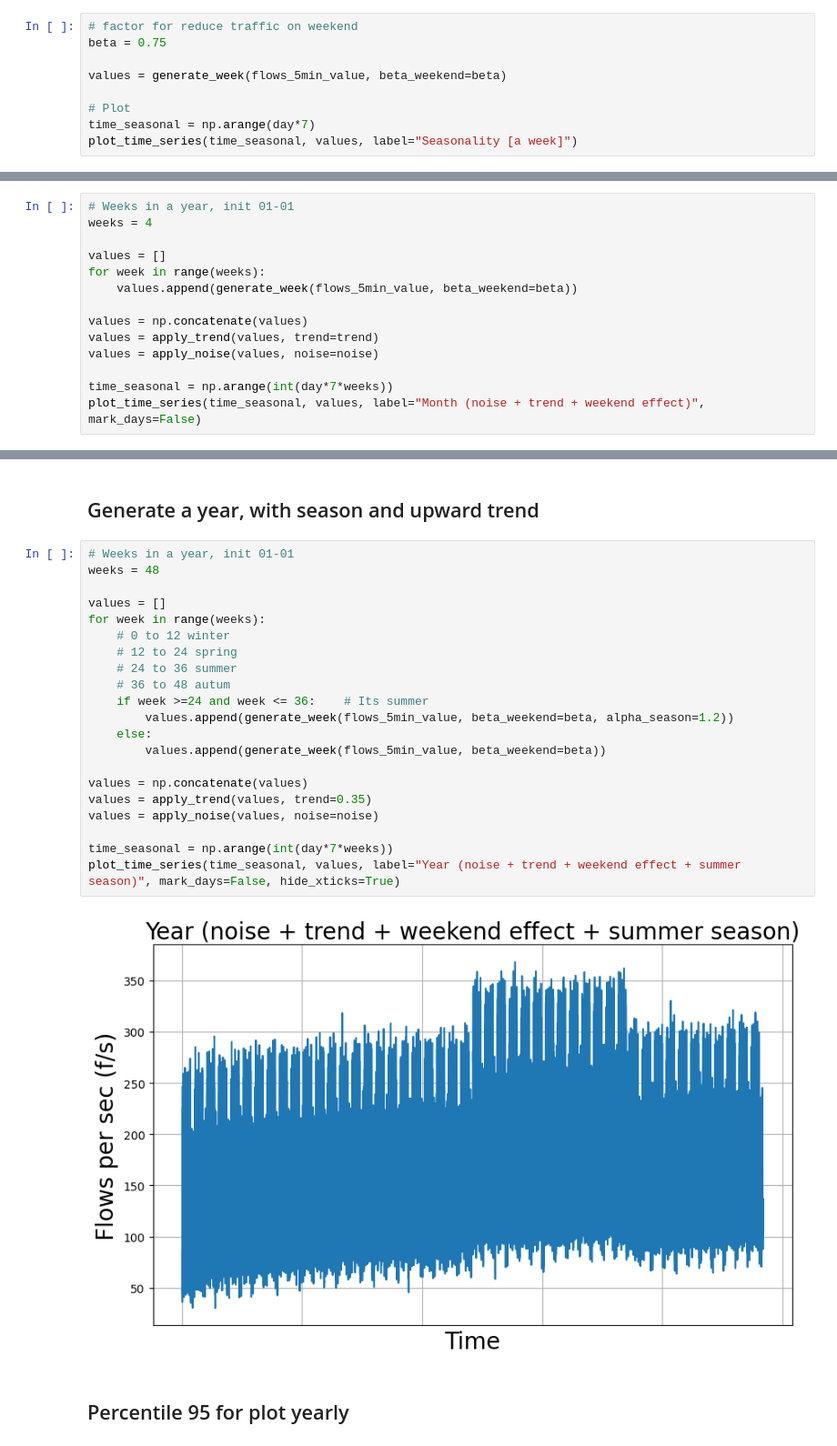
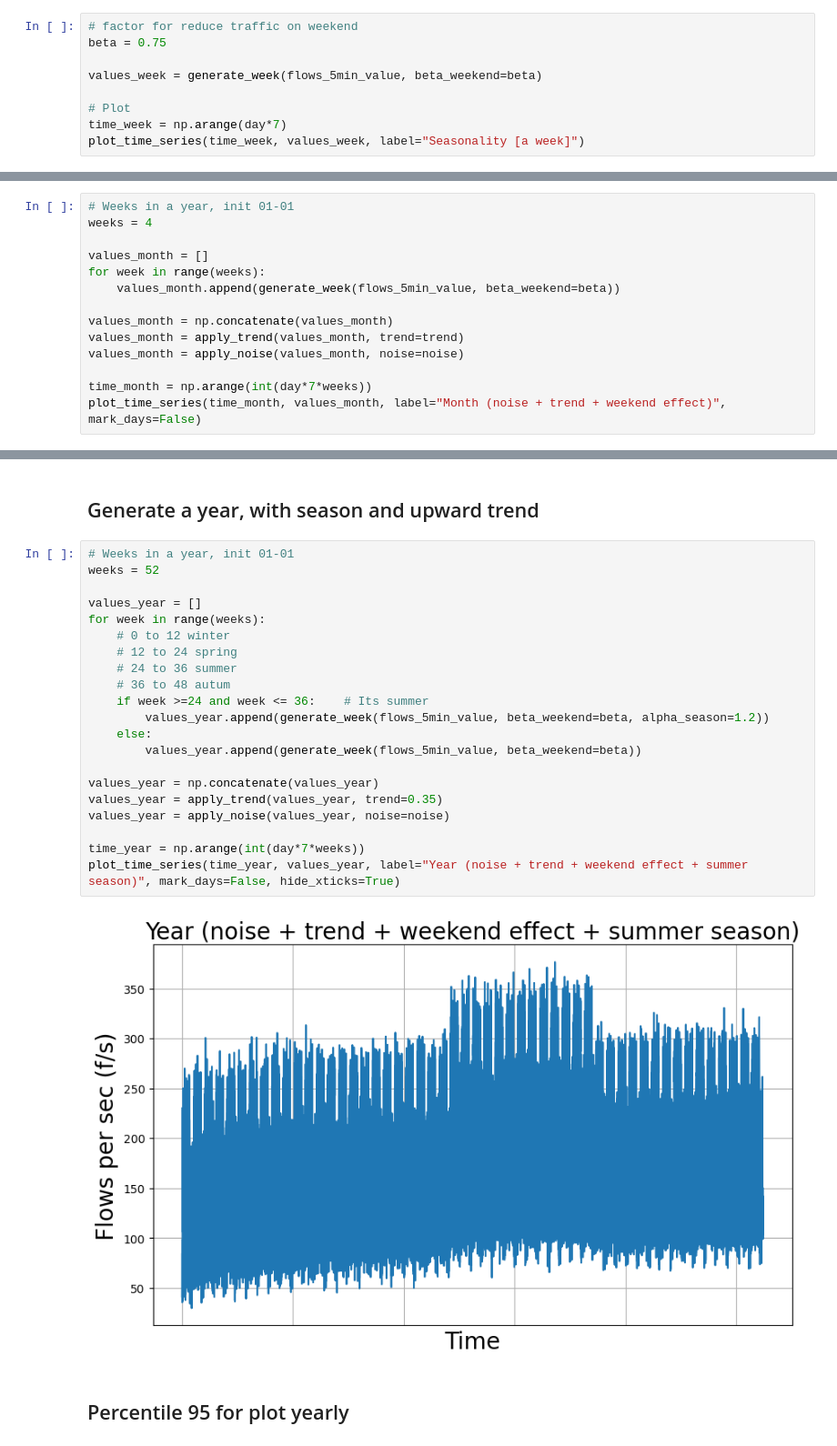
Before and after one commit to Raniita/traffic-forecast, a Jupyter notebook: notebooks/synthetic_data_linkcount.ipynb, the cells around one changed output, grey strips where cells are left out. Shown at 91% size. Drawn from its saved outputs; the diff is of its cells as text.

```diff
--- a/notebooks/synthetic_data_linkcount.ipynb
+++ b/notebooks/synthetic_data_linkcount.ipynb
@@ -213,11 +208,11 @@ def apply_trend(values, trend):
 # factor for reduce traffic on weekend
 beta = 0.75
 
-values = generate_week(flows_5min_value, beta_weekend=beta)
+values_week = generate_week(flows_5min_value, beta_weekend=beta)
 
 # Plot
-time_seasonal = np.arange(day*7)
-plot_time_series(time_seasonal, values, label="Seasonality [a week]")
+time_week = np.arange(day*7)
+plot_time_series(time_week, values_week, label="Seasonality [a week]")
 # %% [output]
 [figure]
 # %% [markdown]
@@ -249,14 +244,14 @@ noise = 10
 # Weeks in a year, init 01-01
 weeks = 4
 
-values = []
+values_month = []
 for week in range(weeks):
-    values.append(generate_week(flows_5min_value, beta_weekend=beta))
+    values_month.append(generate_week(flows_5min_value, beta_weekend=beta))
 
-values = np.concatenate(values)
-values = apply_trend(values, trend=trend)
-values = apply_noise(values, noise=noise)
+values_month = np.concatenate(values_month)
+values_month = apply_trend(values_month, trend=trend)
+values_month = apply_noise(values_month, noise=noise)
 
-time_seasonal = np.arange(int(day*7*weeks))
-plot_time_series(time_seasonal, values, label="Month (noise + trend + weekend effect)", mark_days=False)
+time_month = np.arange(int(day*7*weeks))
+plot_time_series(time_month, values_month, label="Month (noise + trend + weekend effect)", mark_days=False)
 # %% [output]
@@ -265,27 +260,27 @@ plot_time_series(time_seasonal, values, label="Month (noise + trend + weekend ef
 ## Generate a year, with season and upward trend
 # %%
 # Weeks in a year, init 01-01
-weeks = 48
+weeks = 52
 
-values = []
+values_year = []
 for week in range(weeks):
     # 0 to 12 winter
     # 12 to 24 spring
     # 24 to 36 summer
     # 36 to 48 autum
     if week >=24 and week <= 36:    # Its summer
-        values.append(generate_week(flows_5min_value, beta_weekend=beta, alpha_season=1.2))
+        values_year.append(generate_week(flows_5min_value, beta_weekend=beta, alpha_season=1.2))
     else:
-        values.append(generate_week(flows_5min_value, beta_weekend=beta))
+        values_year.append(generate_week(flows_5min_value, beta_weekend=beta))
 
-values = np.concatenate(values)
-values = apply_trend(values, trend=0.35)
-values = apply_noise(values, noise=noise)
+values_year = np.concatenate(values_year)
+values_year = apply_trend(values_year, trend=0.35)
+values_year = apply_noise(values_year, noise=noise)
 
-time_seasonal = np.arange(int(day*7*weeks))
-plot_time_series(time_seasonal, values, label="Year (noise + trend + weekend effect + summer season)", mark_days=False, hide_xticks=True)
+time_year = np.arange(int(day*7*weeks))
+plot_time_series(time_year, values_year, label="Year (noise + trend + weekend effect + summer season)", mark_days=False, hide_xticks=True)
 # %% [output]
-[figure, old version]
+[figure, new version]
 # %% [markdown]
 ## Percentile 95 for plot yearly
 # %%
```
Also changed, not shown: parts of 10 cells of this notebook, 1 other file.
